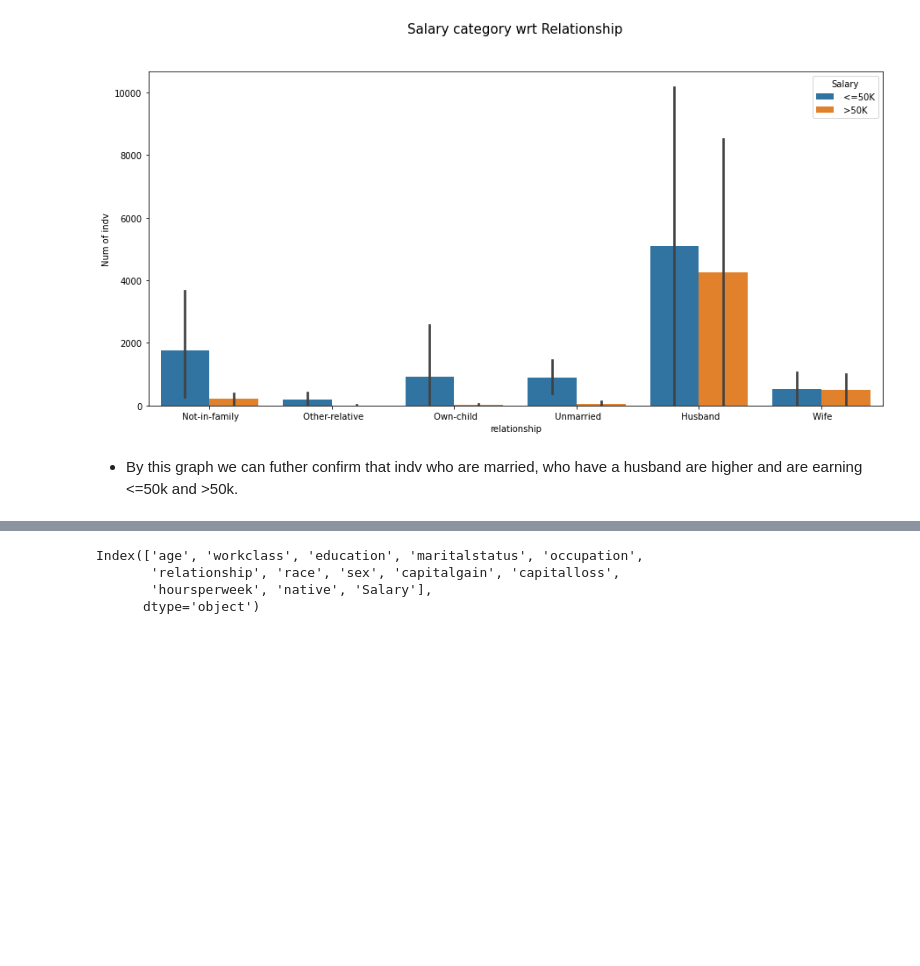
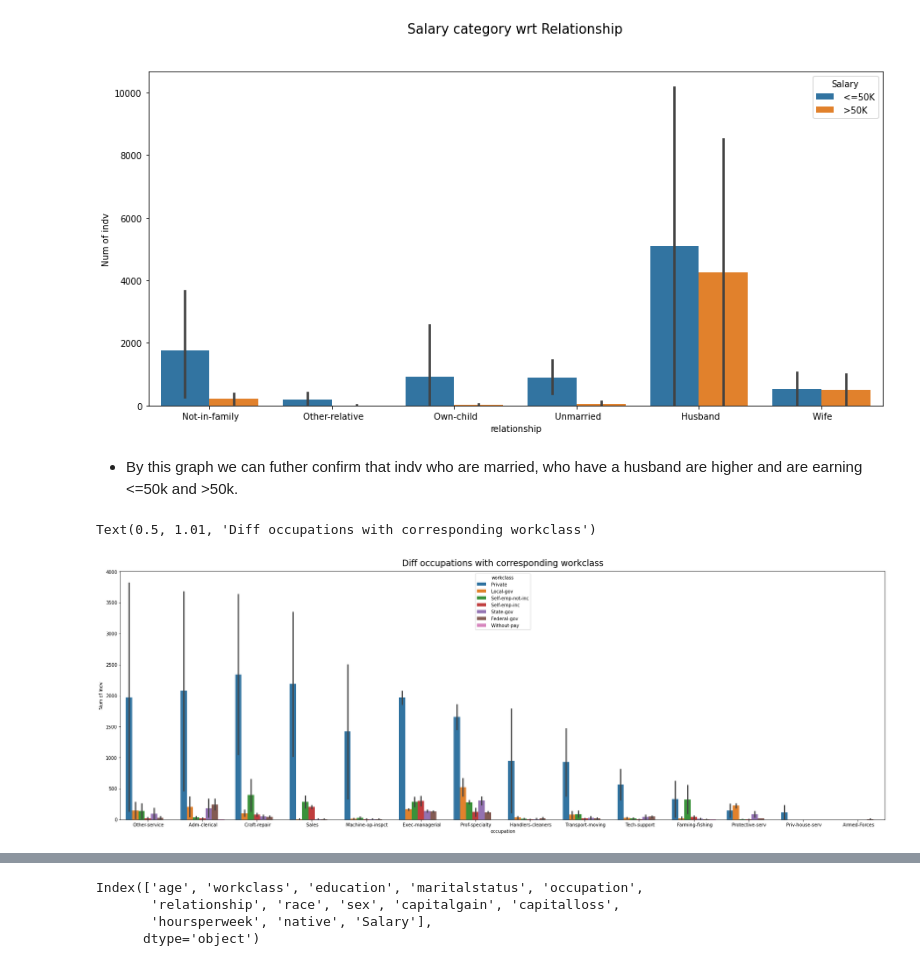
Before and after one commit to manasik29/Support_Vector_Machines, a Jupyter notebook: SVM_Salary_data.ipynb, the cells around one changed output, grey strips where cells are left out. Saved outputs shown, nothing was run; the diff lists cells and outputs as text; code cells hidden in the pictures; blank space fills up the shorter version.

```diff
--- a/SVM_Salary_data.ipynb
+++ b/SVM_Salary_data.ipynb
@@ -287,3 +238,6 @@ Text(0.5, 1.1, 'Salary category wrt Relationship')
 [figure]
 # %% [markdown]
 - By this graph we can futher confirm that indv who are married, who have a husband are higher and are earning <=50k and >50k.
+# %%
+occ_df = df.groupby(['occupation', 'workclass', 'Salary']).size().reset_index().rename(columns={0:'Num of Indv'})
+occ_df_sort = occ_df.sort_values('Num of Indv', ascending=False)
@@ -289,0 +246,7 @@ Text(0.5, 1.1, 'Salary category wrt Relationship')
+# %%
+plt.rcParams['figure.figsize']=(30,10)
+sns.barplot(x='occupation', y = 'Num of Indv', hue='workclass', data=occ_df_sort)
+plt.title("Diff occupations with corresponding workclass", y=1.01, fontsize=19)
+# %% [output]
+Text(0.5, 1.01, 'Diff occupations with corresponding workclass')
+[figure, added]
```
Also changed, not shown: parts of 68 cells of this notebook.
